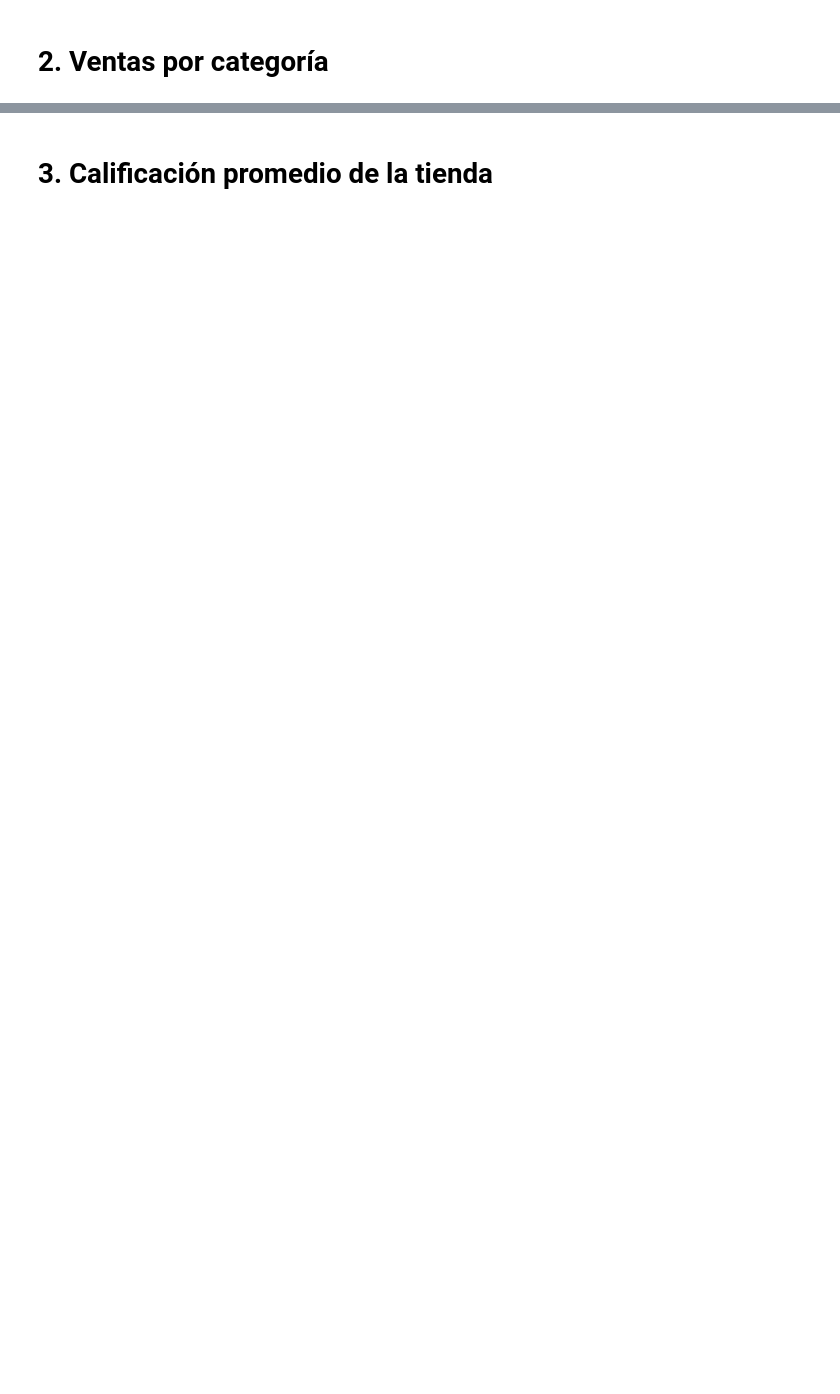
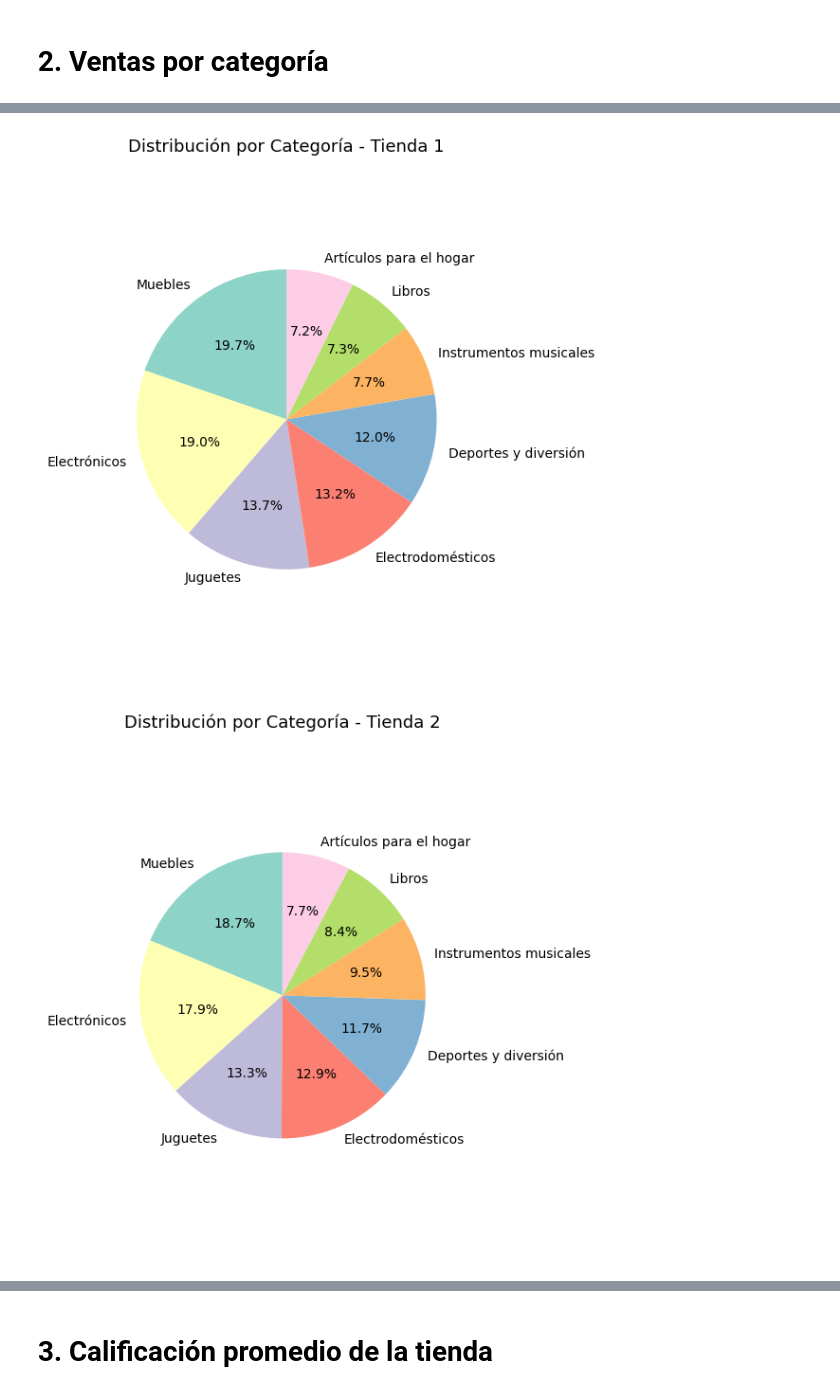
Before and after one commit to JackSmithJaimesRua/Challenge_1, a Jupyter notebook: challenge1-data-science-latam/AluraStoreLatam.ipynb, the cells around one changed output, grey strips where cells are left out. Saved outputs shown, nothing was run; the diff lists cells and outputs as text; code cells hidden in the pictures; blank space fills up the shorter version.

```diff
--- a/challenge1-data-science-latam/AluraStoreLatam.ipynb
+++ b/challenge1-data-science-latam/AluraStoreLatam.ipynb
@@ -65,0 +190,27 @@ Text(0, 0.5, 'Ingresos')
+# %%
+# Lista de diccionarios con los conteos por categoría por tienda
+conteos_por_tienda = [
+    tienda['Categoría del Producto'].value_counts().to_dict()
+    for tienda in [tienda, tienda2, tienda3, tienda4]
+]
+
+# Nombres para las tiendas
+nombres_tiendas = ['Tienda 1', 'Tienda 2', 'Tienda 3', 'Tienda 4']
+
+# Generar un gráfico circular para cada tienda
+for nombre, conteo in zip(nombres_tiendas, conteos_por_tienda):
+    plt.figure(figsize=(6, 6))  # Crear nueva figura de tamaño 6x6
+    plt.pie(
+        conteo.values(),             # Valores de los productos por categoría
+        labels=conteo.keys(),        # Etiquetas (nombres de categorías)
+        autopct='%1.1f%%',           # Mostrar porcentaje con 1 decimal
+        startangle=90,               # Iniciar desde arriba
+        colors=plt.cm.Set3.colors    # Paleta de colores agradable
+    )
+    plt.title(f'Distribución por Categoría - {nombre}', fontsize=13)
+    plt.axis('equal')  # Mantiene proporciones de círculo
+    plt.tight_layout()  # Ajusta el gráfico automáticamente
+    plt.show()  # Mostrar gráfico
+# %% [output]
+[figure, added]
+[figure, added]
```
Also changed, not shown: parts of 9 cells of this notebook.
